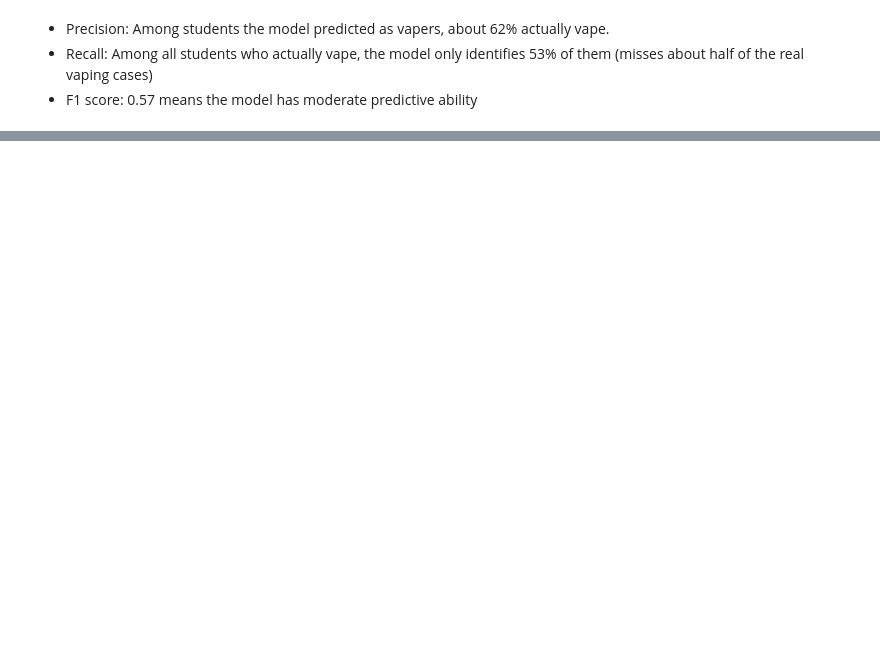
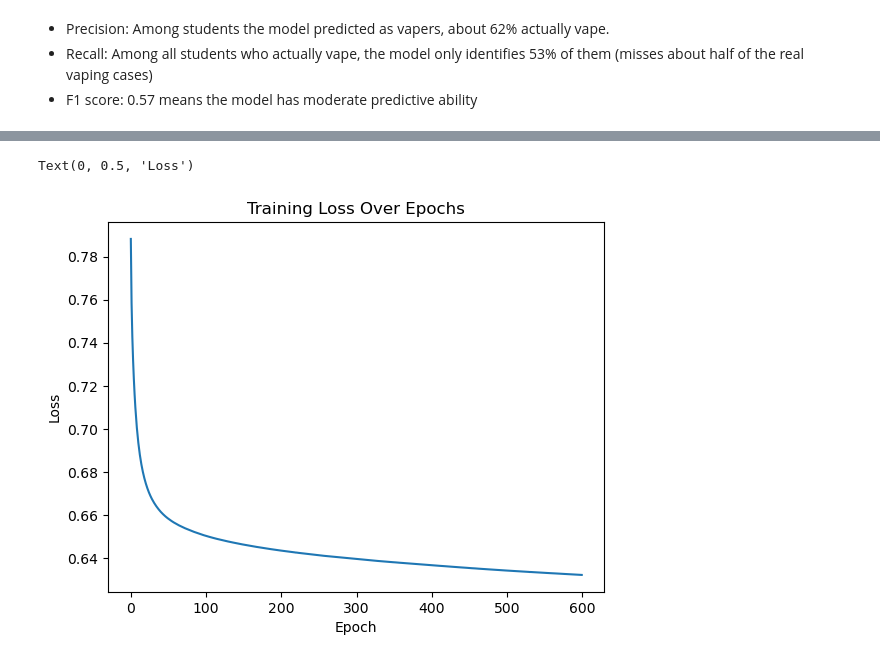
Before and after one commit to bberlinger13/ds4420-youth-vaping-analysis-project, a Jupyter notebook: python/mlp_proof_of_concept.ipynb, the cells around one changed output, grey strips where cells are left out. Saved outputs shown, nothing was run; the diff lists cells and outputs as text; code cells hidden in the pictures; blank space fills up the shorter version.

```diff
--- a/python/mlp_proof_of_concept.ipynb
+++ b/python/mlp_proof_of_concept.ipynb
@@ -222,0 +251,9 @@ F1 Score: 0.5712945541222383
+# %%
+# plot mlp loss history
+plt.plot(loss_history)
+plt.title("Training Loss Over Epochs")
+plt.xlabel("Epoch")
+plt.ylabel("Loss") # model converges steadily, indicating stable gradient-based learning.
+# %% [output]
+Text(0, 0.5, 'Loss')
+[figure, added]
```
Also changed, not shown: parts of 6 cells of this notebook, 3 other files.
